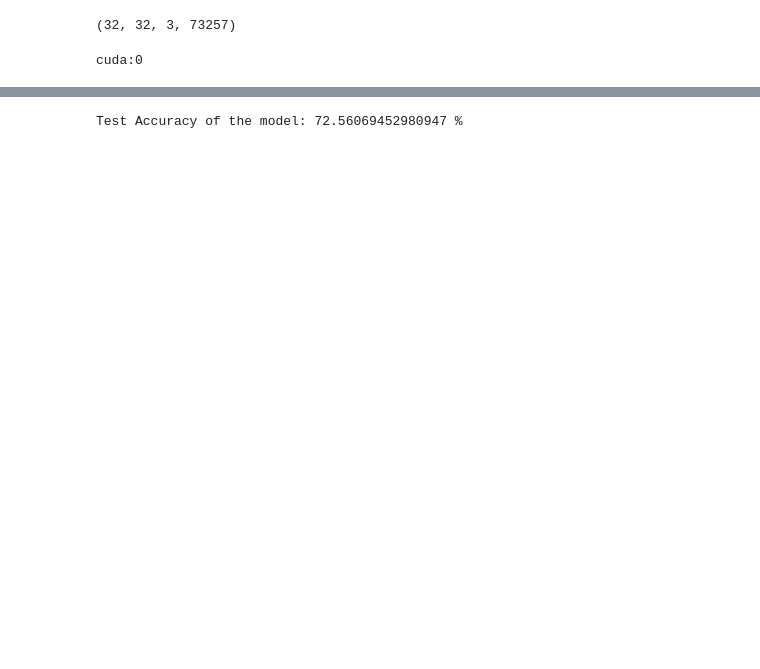
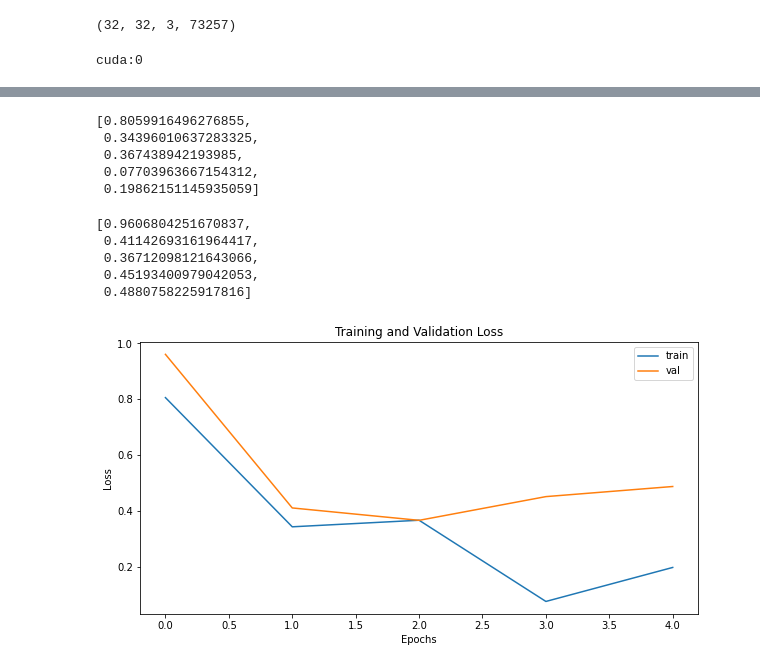
Before and after one commit to pallabee/human-pose-estimation, a Jupyter notebook: CNN.ipynb, the cells around one changed output, grey strips where cells are left out. Saved outputs shown, nothing was run; the diff lists cells and outputs as text; code cells hidden in the pictures; blank space fills up the shorter version.

```diff
--- a/CNN.ipynb
+++ b/CNN.ipynb
@@ -134,12 +141,14 @@ print(train['X'].shape)
 # %% [output]
 (32, 32, 3, 73257)
 # %%
-train_SVHNdataset = SVHN_dataset(data = train, transform = transform)
-test_SVHNdataset = SVHN_dataset(data = test, transform = transform)
+# train_SVHNdataset = SVHN_dataset(data = train, transform = transform)
+# test_SVHNdataset = SVHN_dataset(data = test, transform = transform)
+train_SVHNdataset = SVHN_dataset(data = train)
+test_SVHNdataset = SVHN_dataset(data = test)
 # %%
 params = {'batch_size': 512,
           'shuffle': True,
-          'num_workers': 1,
+          'num_workers': 2,
           'pin_memory':True}
 # %%
 trainSVHN_loader = DataLoader(train_SVHNdataset, **params)
@@ -177,10 +183,13 @@ lossfunc = nn.CrossEntropyLoss()
 optimizer = torch.optim.Adam(model.parameters(),lr=learning_rate)
 # %%
 num_epochs = 50
-# loss_values = list()
+train_loss_values = []
+val_loss_values = []
+training_loss = 0
+validation_loss = 0
 for epoch in range(num_epochs):
     # Training
-    training_loss = 0
+    # training_loss = 0
     model.train()
     for X_train, y_train in trainSVHN_loader:
       # Transfer to GPU
@@ -190,16 +199,23 @@ for epoch in range(num_epochs):
       images, labels = Variable(X_train_tensor).to(device), Variable(y_train_tensor).to(device)
 
       # model computation
+      optimizer.zero_grad()
       outputs = model(images)
       target = labels.squeeze()
       loss = lossfunc(outputs, target)
-      optimizer.zero_grad()
+
       loss.backward()
       optimizer.step()
 
-      training_loss += loss.item()
-    training_loss /= len(trainSVHN_loader)
-    print('Epoch -',epoch, 'training loss - ', training_loss)
+      # training_loss += loss.item()
+    # training_loss /= len(trainSVHN_loader)
+    if epoch%10==0 :
+      train_loss_values.append(loss.item())
+
+      val_loss,val_acc = get_accuracy(model,testSVHN_loader)
+    # validation_loss += val_loss
+    # validation_loss /= len(testSVHN_loader)
+      val_loss_values.append(val_loss)
+      print('Epoch -',epoch, 'training loss - ', loss.item(), 'validation loss -', val_loss, 'validation acc -', val_acc)
 print('Finished Training')
-      # loss_values.append(loss.item())
 # %% [output]
@@ -222,19 +227,31 @@ Epoch - 49 training loss -  1.7089241685138807
 Finished Training
-# %%
-model.eval()
-with torch.no_grad():
-  correct = 0
-  batches = 0
-  for X_test, y_test in testSVHN_loader:
-      X_test_tensor = torch.tensor(X_test, dtype = torch.float)
-      y_test_tensor = torch.tensor(y_test, dtype = torch.long)
-      images, labels = Variable(X_test_tensor).to(device), Variable(y_test_tensor).to(device)
-      outputs = model(images)
-      target = labels.squeeze()
-      _, predicted = torch.max(outputs.data, 1)
-      batches += labels.size(0)
-      correct += (predicted == target).sum().item()
-
-  print('Test Accuracy of the model: {} %'.format(100 * correct / batches))
-# %% [output]
-Test Accuracy of the model: 72.56069452980947 %
+# %%
+train_loss_values
+# %% [output]
+[0.8059916496276855,
+ 0.34396010637283325,
+ 0.367438942193985,
+ 0.07703963667154312,
+ 0.19862151145935059]
+# %%
+val_loss_values
+# %% [output]
+[0.9606804251670837,
+ 0.41142693161964417,
+ 0.36712098121643066,
+ 0.45193400979042053,
+ 0.4880758225917816]
+# %%
+import matplotlib.pyplot as plt
+
+plt.figure(figsize=(10,5))
+plt.title("Training and Validation Loss")
+
+plt.plot(train_loss_values,label="train")
+plt.plot(val_loss_values,label="val")
+plt.xlabel("Epochs")
+plt.ylabel("Loss")
+plt.legend()
+plt.show()
+# %% [output]
+[figure, added]
```
Also changed, not shown: parts of 10 cells of this notebook.
